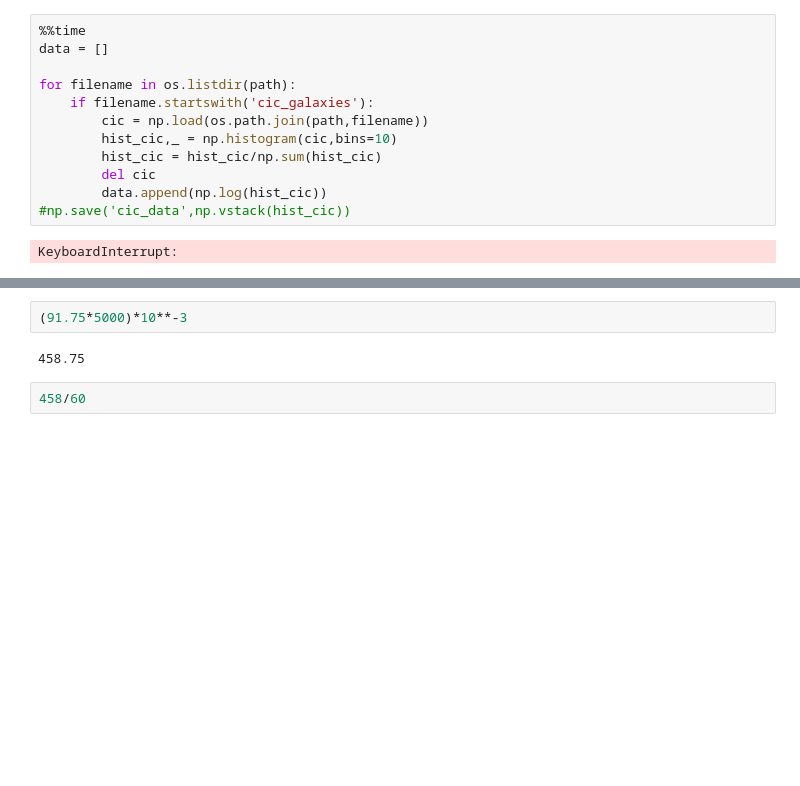
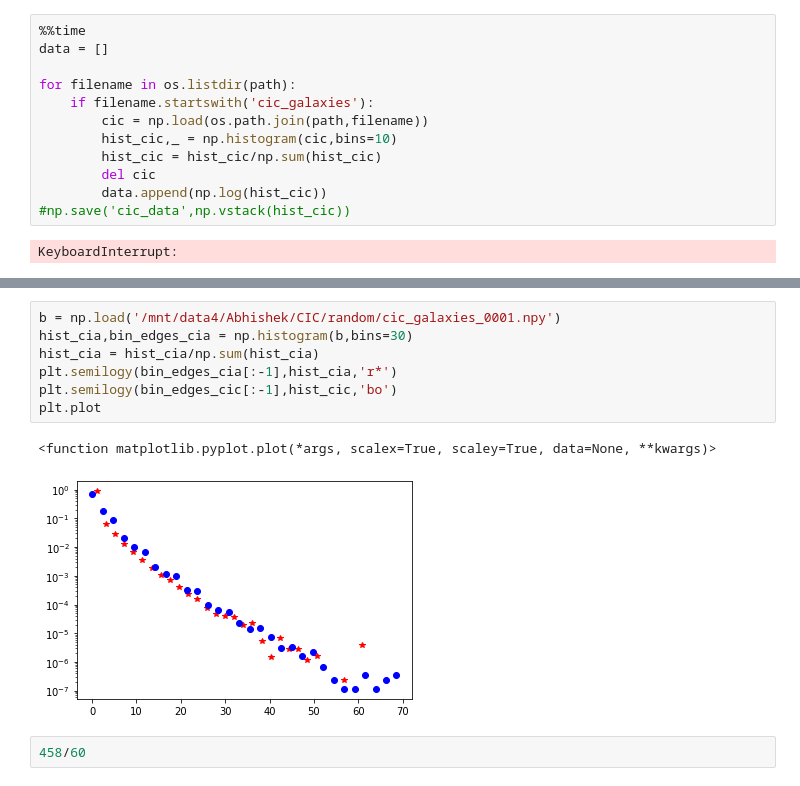
Before and after one commit to abhishek-jana/HODProject, a Jupyter notebook: cic_plot.ipynb, the cells around one changed output, grey strips where cells are left out. Cells and saved outputs as stored; diff of their text form; blank space fills up the shorter version.

```diff
--- a/cic_plot.ipynb
+++ b/cic_plot.ipynb
@@ -51,7 +56,13 @@ plt.plot(bin_edges[:-1],np.log(hist),'o')
-# %%
-(91.75*5000)*10**-3
-# %% [output]
-458.75
+# %%
+b = np.load('/mnt/data4/Abhishek/CIC/random/cic_galaxies_0001.npy')
+hist_cia,bin_edges_cia = np.histogram(b,bins=30)
+hist_cia = hist_cia/np.sum(hist_cia)
+plt.semilogy(bin_edges_cia[:-1],hist_cia,'r*')
+plt.semilogy(bin_edges_cic[:-1],hist_cic,'bo')
+plt.plot
+# %% [output]
+<function matplotlib.pyplot.plot(*args, scalex=True, scaley=True, data=None, **kwargs)>
+[figure, added]
 # %%
 458/60
 # %% [output]
```
Also changed, not shown: parts of 9 cells of this notebook, 8 other files.
